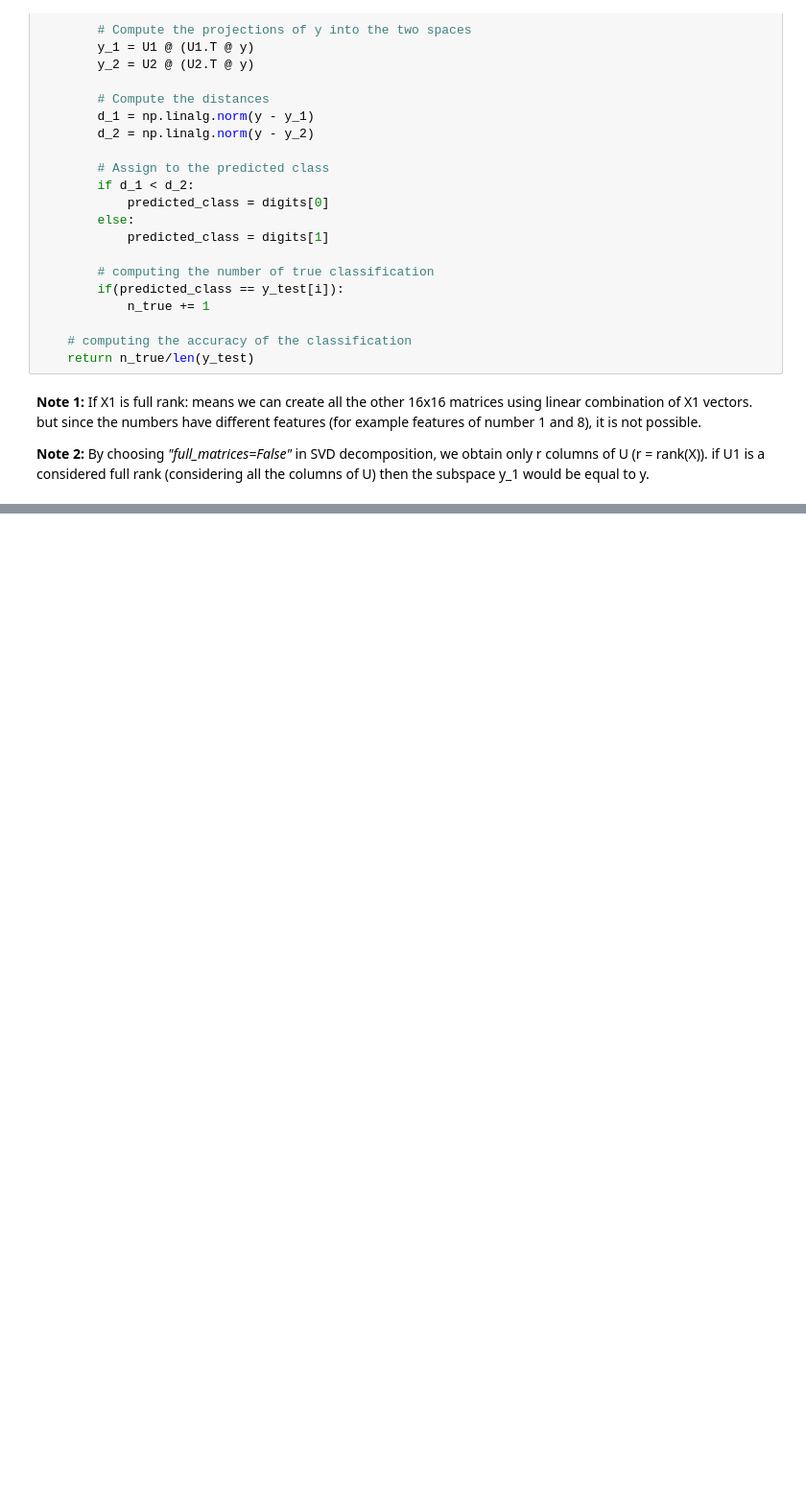
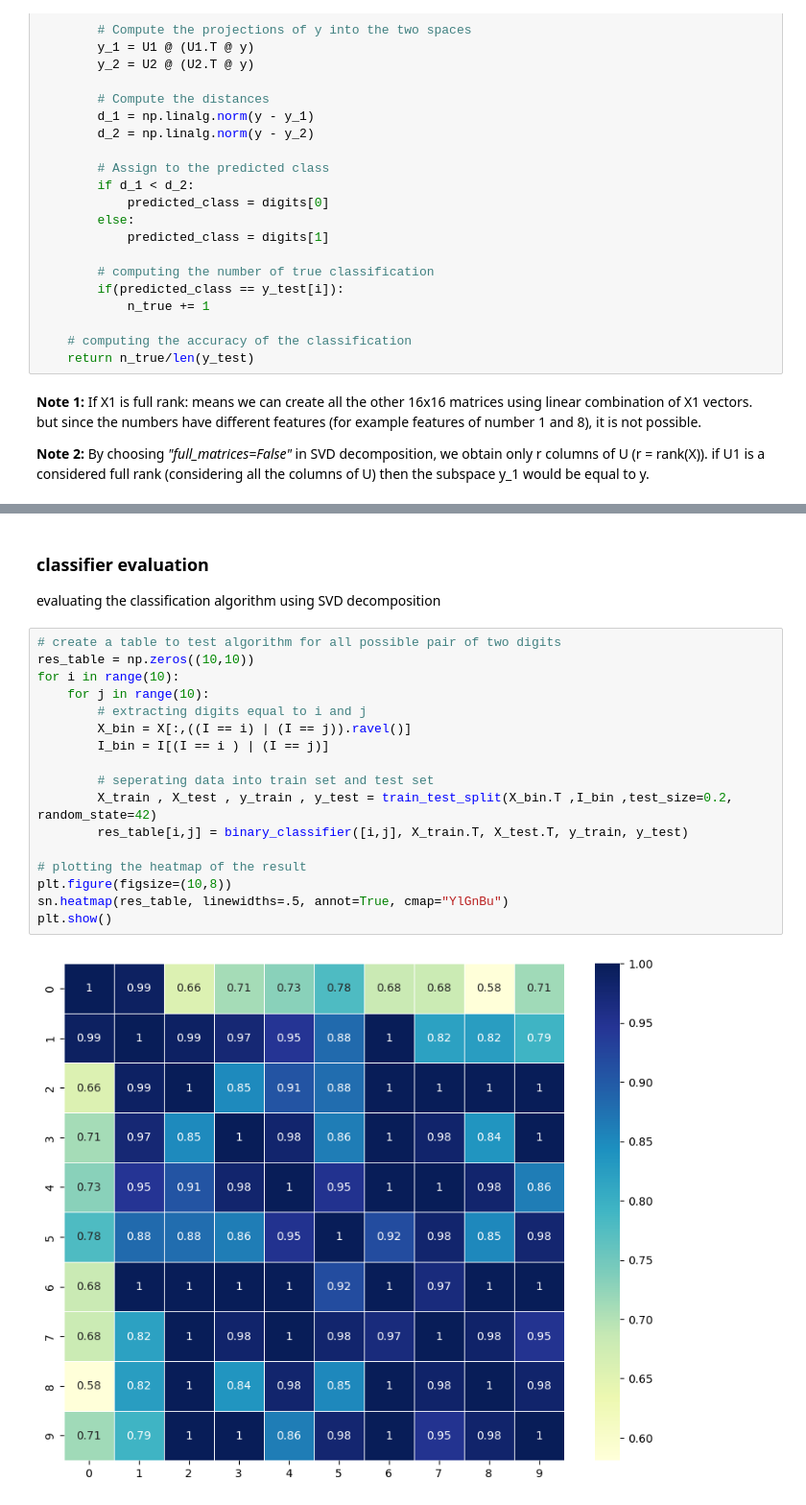
Before and after one commit to Rezashatery/Classification-of-MNIST-Digits-with-SVD-Decomposition, a Jupyter notebook: # Classification of MNIST Digits with SVD Decomposition..ipynb, the cells around one changed output, grey strips where cells are left out. Shown: that part at 96% size. Cells and saved outputs as stored; diff of their text form; blank space fills up the shorter version.

Commit message:
classifier evaluation

```diff
--- a/# Classification of MNIST Digits with SVD Decomposition..ipynb
+++ b/# Classification of MNIST Digits with SVD Decomposition..ipynb
@@ -60,0 +78,22 @@ def binary_classifier(digits, X_train, X_test, y_train, y_test):
+# %% [markdown]
+### classifier evaluation
+evaluating the classification algorithm using SVD decomposition
+# %%
+# create a table to test algorithm for all possible pair of two digits
+res_table = np.zeros((10,10))
+for i in range(10):
+    for j in range(10):
+        # extracting digits equal to i and j
+        X_bin = X[:,((I == i) | (I == j)).ravel()]
+        I_bin = I[(I == i ) | (I == j)]
+
+        # seperating data into train set and test set
+        X_train , X_test , y_train , y_test = train_test_split(X_bin.T ,I_bin ,test_size=0.2, random_state=42)
+        res_table[i,j] = binary_classifier([i,j], X_train.T, X_test.T, y_train, y_test)
+
+# plotting the heatmap of the result
+plt.figure(figsize=(10,8))
+sn.heatmap(res_table, linewidths=.5, annot=True, cmap="YlGnBu")
+plt.show()
+# %% [output]
+[figure, added]
```
Also changed, not shown: parts of 3 cells of this notebook.
